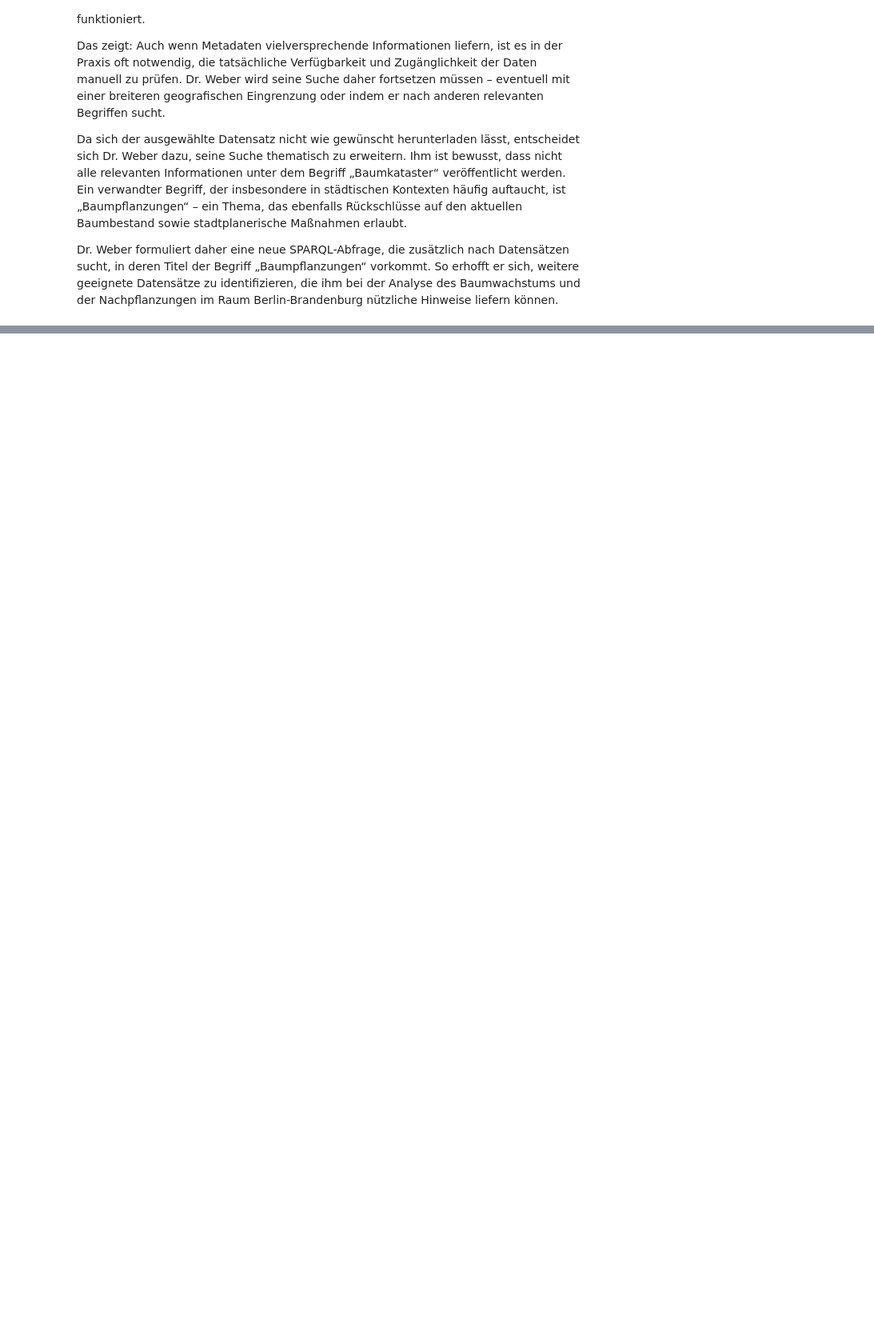
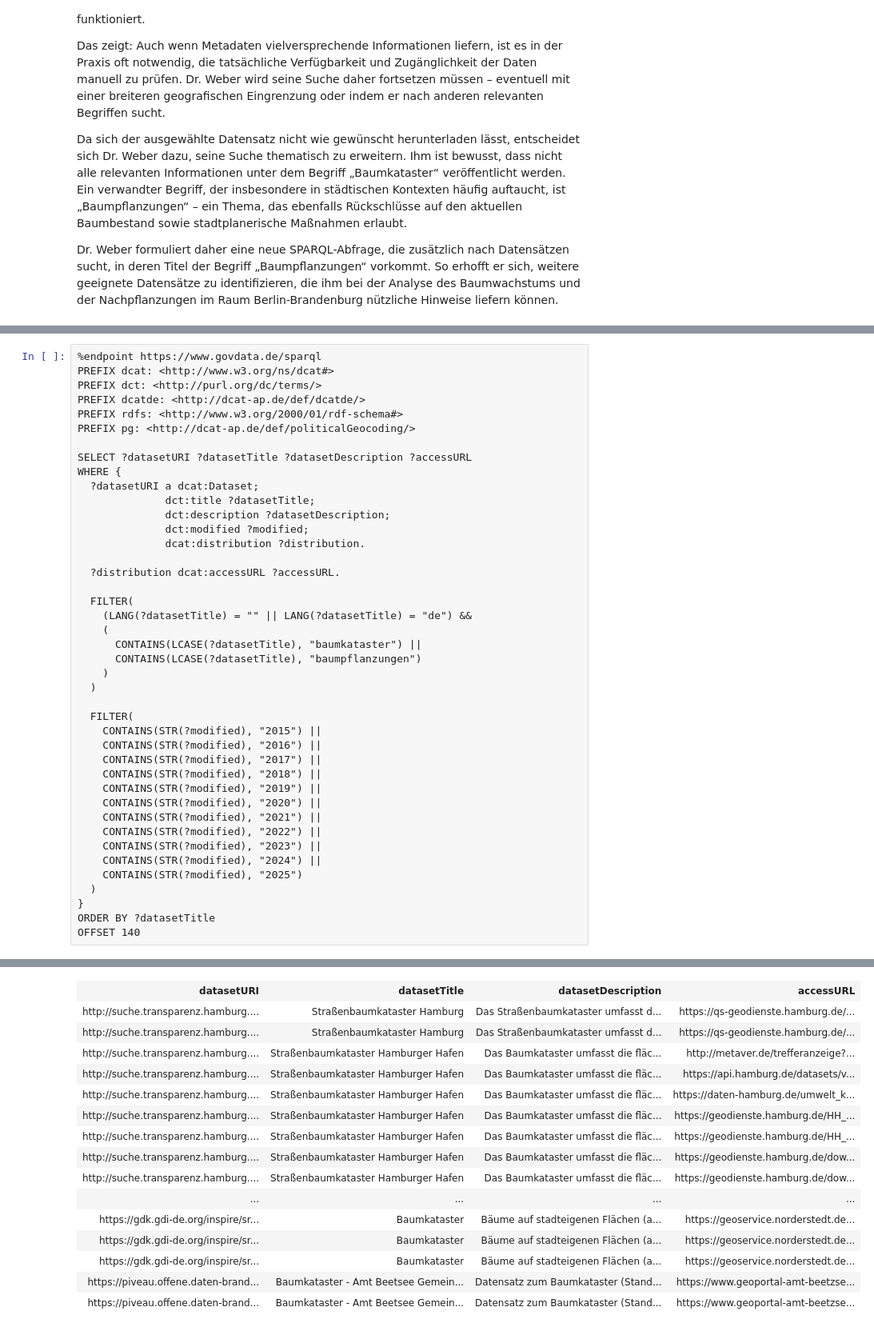
Before and after one commit to quadriga-dk/Tabelle-Fallstudie-2, a Jupyter notebook: SPARQL_Übung_2.ipynb, the cells around one changed output, grey strips where cells are left out. Shown at 80% size. Saved outputs shown, nothing was run; the diff lists cells and outputs as text; blank space fills up the shorter version.

```diff
--- a/SPARQL_Übung_2.ipynb
+++ b/SPARQL_Übung_2.ipynb
@@ -223,0 +357,43 @@ Dr. Weber formuliert daher eine neue SPARQL-Abfrage, die zusätzlich nach Datens
+# %%
+%endpoint https://www.govdata.de/sparql
+PREFIX dcat: <http://www.w3.org/ns/dcat#>
+PREFIX dct: <http://purl.org/dc/terms/>
+PREFIX dcatde: <http://dcat-ap.de/def/dcatde/>
+PREFIX rdfs: <http://www.w3.org/2000/01/rdf-schema#>
+PREFIX pg: <http://dcat-ap.de/def/politicalGeocoding/>
+
+SELECT ?datasetURI ?datasetTitle ?datasetDescription ?accessURL
+WHERE {
+  ?datasetURI a dcat:Dataset;
+              dct:title ?datasetTitle;
+              dct:description ?datasetDescription;
+              dct:modified ?modified;
+              dcat:distribution ?distribution.
+
+  ?distribution dcat:accessURL ?accessURL.
+
+  FILTER(
+    (LANG(?datasetTitle) = "" || LANG(?datasetTitle) = "de") &&
+    (
+      CONTAINS(LCASE(?datasetTitle), "baumkataster") ||
+      CONTAINS(LCASE(?datasetTitle), "baumpflanzungen")
+    )
+  )
+
+  FILTER(
+    CONTAINS(STR(?modified), "2015") ||
+    CONTAINS(STR(?modified), "2016") ||
+    CONTAINS(STR(?modified), "2017") ||
+    CONTAINS(STR(?modified), "2018") ||
+    CONTAINS(STR(?modified), "2019") ||
+    CONTAINS(STR(?modified), "2020") ||
+    CONTAINS(STR(?modified), "2021") ||
+    CONTAINS(STR(?modified), "2022") ||
+    CONTAINS(STR(?modified), "2023") ||
+    CONTAINS(STR(?modified), "2024") ||
+    CONTAINS(STR(?modified), "2025")
+  )
+}
+ORDER BY ?datasetTitle
+OFFSET 140
+# %% [output]
@@ -223,0 +401,16 @@ Dr. Weber formuliert daher eine neue SPARQL-Abfrage, die zusätzlich nach Datens
+| datasetURI | datasetTitle | datasetDescription | accessURL |
+| http://suche.transparenz.hamburg.... | Straßenbaumkataster Hamburg | Das Straßenbaumkataster umfasst d... | https://qs-geodienste.hamburg.de/... |
+| http://suche.transparenz.hamburg.... | Straßenbaumkataster Hamburg | Das Straßenbaumkataster umfasst d... | https://qs-geodienste.hamburg.de/... |
+| http://suche.transparenz.hamburg.... | Straßenbaumkataster Hamburger Hafen | Das Baumkataster umfasst die fläc... | http://metaver.de/trefferanzeige?... |
+| http://suche.transparenz.hamburg.... | Straßenbaumkataster Hamburger Hafen | Das Baumkataster umfasst die fläc... | https://api.hamburg.de/datasets/v... |
+| http://suche.transparenz.hamburg.... | Straßenbaumkataster Hamburger Hafen | Das Baumkataster umfasst die fläc... | https://daten-hamburg.de/umwelt_k... |
+| http://suche.transparenz.hamburg.... | Straßenbaumkataster Hamburger Hafen | Das Baumkataster umfasst die fläc... | https://geodienste.hamburg.de/HH_... |
+| http://suche.transparenz.hamburg.... | Straßenbaumkataster Hamburger Hafen | Das Baumkataster umfasst die fläc... | https://geodienste.hamburg.de/HH_... |
+| http://suche.transparenz.hamburg.... | Straßenbaumkataster Hamburger Hafen | Das Baumkataster umfasst die fläc... | https://geodienste.hamburg.de/dow... |
+| http://suche.transparenz.hamburg.... | Straßenbaumkataster Hamburger Hafen | Das Baumkataster umfasst die fläc... | https://geodienste.hamburg.de/dow... |
+| ... | ... | ... | ... |
+| https://gdk.gdi-de.org/inspire/sr... | Baumkataster | Bäume auf stadteigenen Flächen (a... | https://geoservice.norderstedt.de... |
+| https://gdk.gdi-de.org/inspire/sr... | Baumkataster | Bäume auf stadteigenen Flächen (a... | https://geoservice.norderstedt.de... |
+| https://gdk.gdi-de.org/inspire/sr... | Baumkataster | Bäume auf stadteigenen Flächen (a... | https://geoservice.norderstedt.de... |
+| https://piveau.offene.daten-brand... | Baumkataster - Amt Beetsee Gemein... | Datensatz zum Baumkataster (Stand... | https://www.geoportal-amt-beetzse... |
+| https://piveau.offene.daten-brand... | Baumkataster - Amt Beetsee Gemein... | Datensatz zum Baumkataster (Stand... | https://www.geoportal-amt-beetzse... |
```
Also changed, not shown: parts of 19 cells of this notebook, 2 other files.
